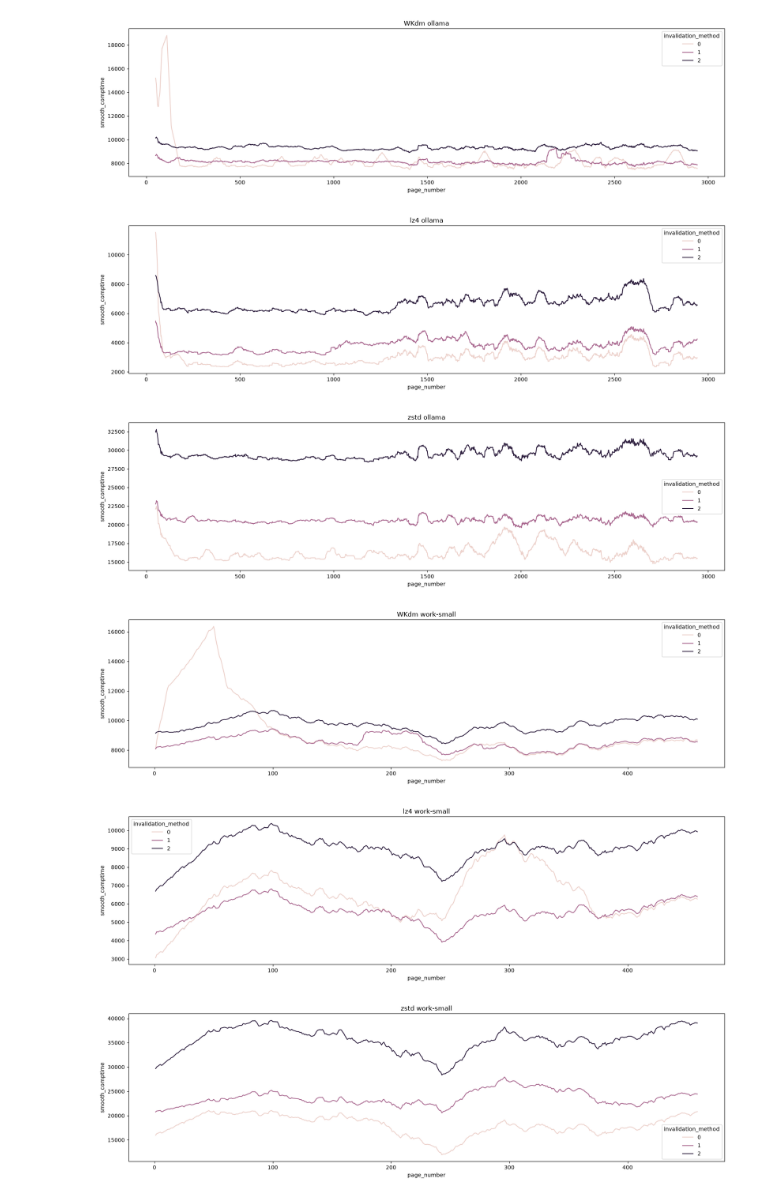
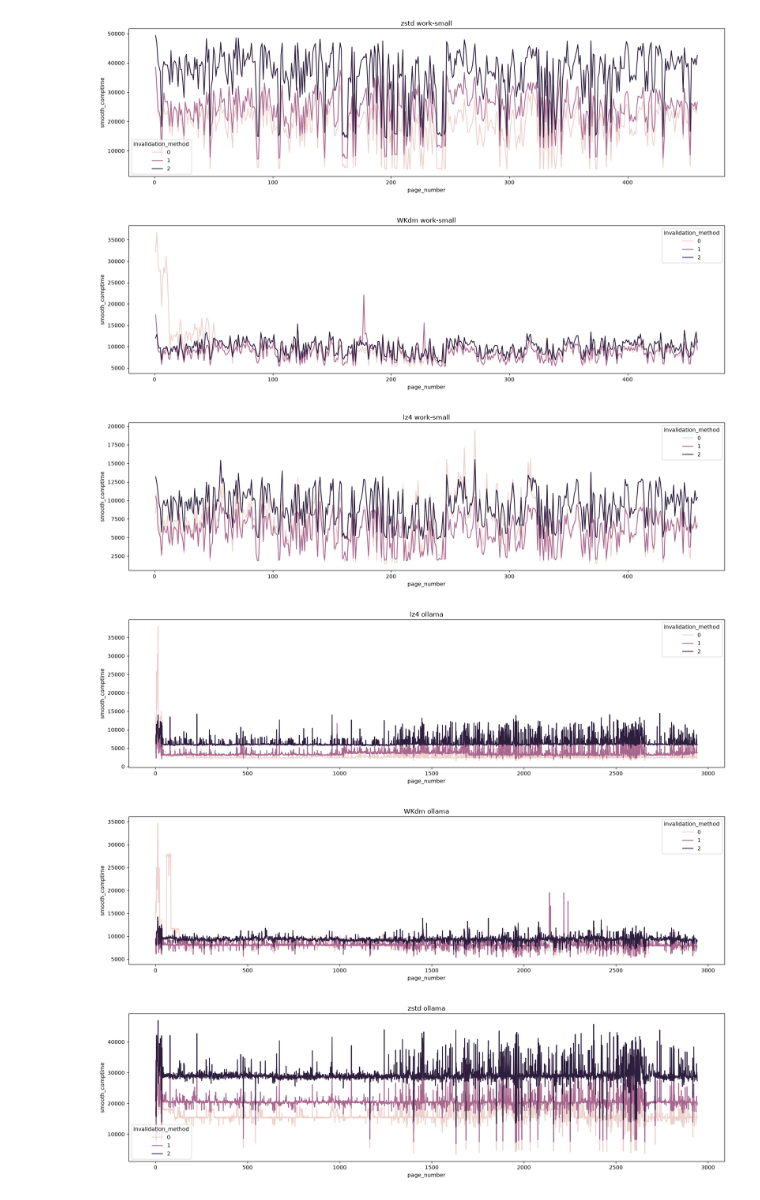
Before and after one commit to frisbii/compression-compare, a Jupyter notebook: visyay.ipynb, the cells around one changed output. Cells and saved outputs as stored; diff of their text form; code cells hidden in the pictures.

Commit message:
more data investigation for diff inval methods. prep for meeting

```diff
--- a/visyay.ipynb
+++ b/visyay.ipynb
@@ -24,20 +24,3 @@ shape: (30_609, 12)
 | 10 | 0 | 457 | 1553 | 4096 | 25786 | ... |
 | 10 | 0 | 458 | 821 | 4096 | 22680 | ... |
 | 10 | 0 | 459 | 1316 | 4096 | 26282 | ... |
-# %%
-df1 = df.with_columns(
-    pl.col("compression_time")
-    .rolling_mean(window_size=5)
-    .over(["alg", "invalidation_method"])
-    .alias("smooth_comptime")
-)
-
-for alg in df["alg"].unique().to_list():
-    plt.figure(figsize=(20,5))
-    ax = sns.lineplot(
-        df1.filter(pl.col("alg") == alg),
-        x="page_number",
-        y="smooth_comptime",
-        hue="invalidation_method"
-    )
-    ax.set_title(alg)
@@ -47,0 +27,19 @@ for alg in df["alg"].unique().to_list():
+# %%
+df1 = df.filter(
+    pl.col("invalidation_method") == 2
+).with_columns(
+    pl.col("compression_time")
+    .rolling_mean(window_size=1)
+    .over("alg")
+    .alias("smooth_comptime")
+)
+
+for trace in df["trace"].unique().to_list():
+    plt.figure(figsize=(20,5))
+    ax = sns.lineplot(
+        df1.filter(pl.col("trace") == trace),
+        x="page_number",
+        y="smooth_comptime",
+        hue="alg"
+    )
+    ax.set_title(trace)
@@ -48,29 +49,29 @@ for alg in df["alg"].unique().to_list():
 # %%
 
 df1 = df.with_columns(
     pl.col("compression_time")
-    .rolling_mean(window_size=50)
+    .rolling_mean(window_size=1)
     .over(["alg", "invalidation_method"])
     .alias("smooth_comptime")
 )
 
 for trace in df["trace"].unique().to_list():
     for alg in df["alg"].unique().to_list():
         plt.figure(figsize=(20,5))
         ax = sns.lineplot(
             df1.filter(
                 pl.col("trace") == trace,
                 pl.col("alg") == alg
                 ),
             x="page_number",
             y="smooth_comptime",
             hue="invalidation_method"
         )
         ax.set_title(f"{alg} {trace}")
 # %% [output]
-[figure, old version]
+[figure, new version]
-[figure, old version]
+[figure, new version]
-[figure, old version]
+[figure, new version]
-[figure, old version]
+[figure, new version]
-[figure, old version]
+[figure, new version]
-[figure, old version]
+[figure, new version]
```
Also changed, not shown: parts of 3 cells of this notebook, 1 other file.
